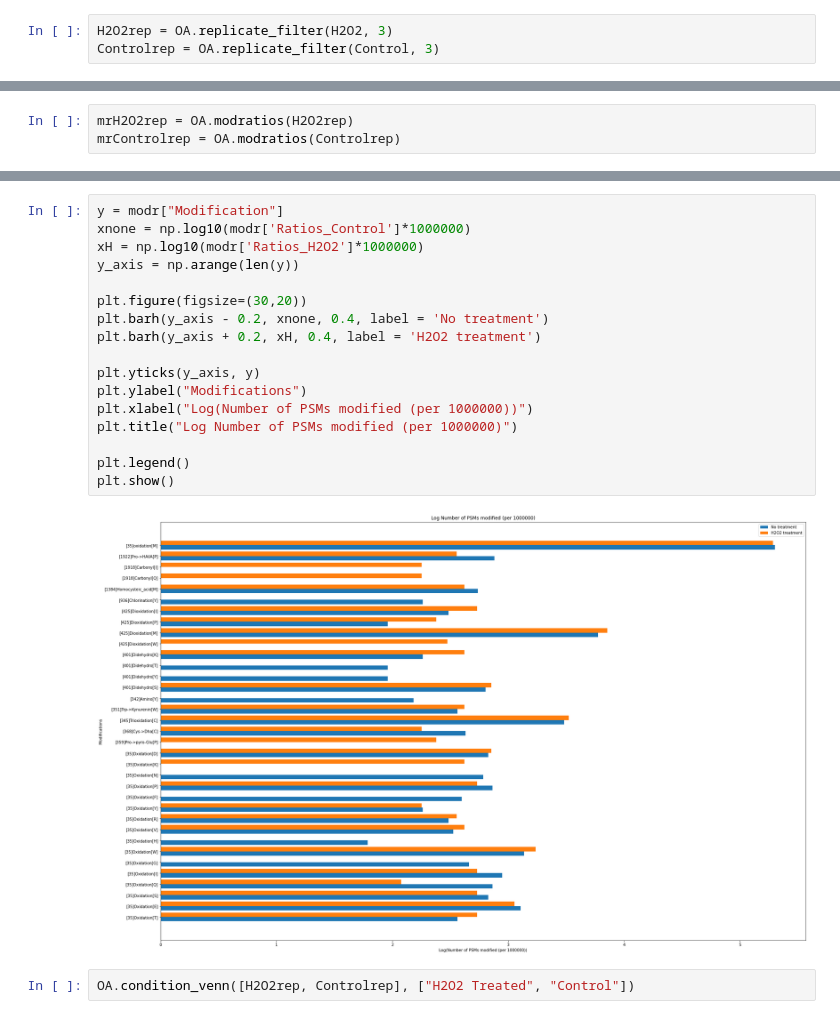
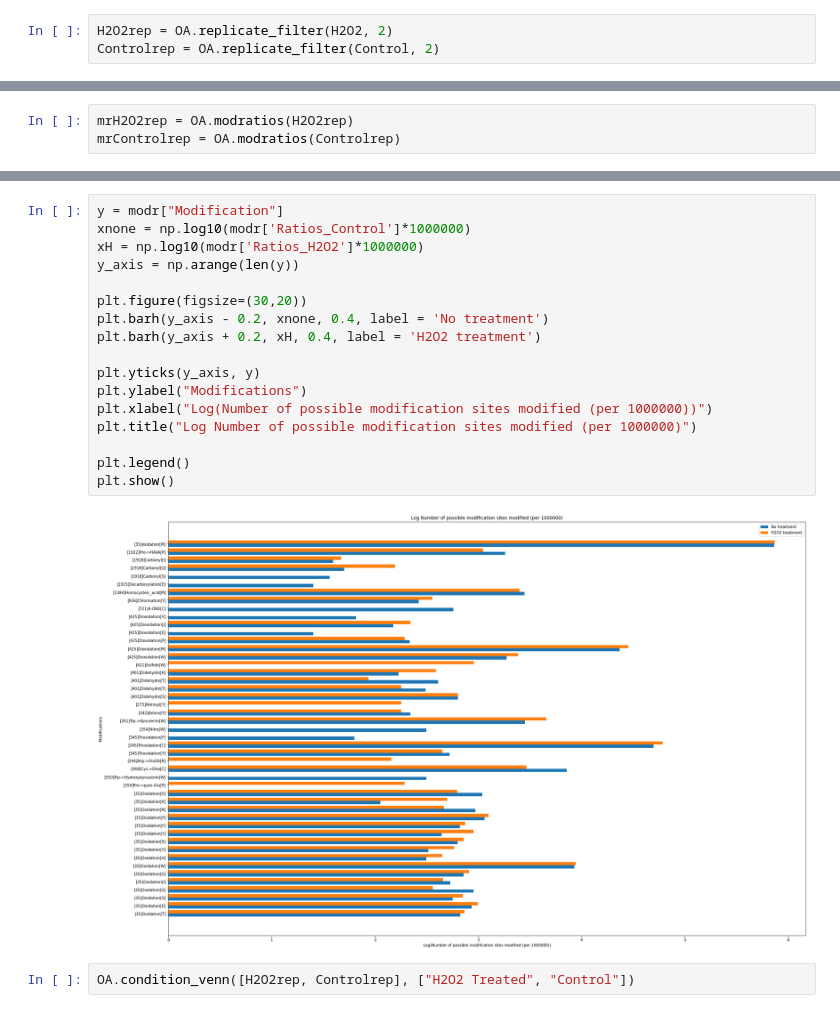
Before and after one commit to rodvrees/Master_Thesis, a Jupyter notebook: Project_analysis/PXD022545.ipynb, the cells around one changed output, grey strips where cells are left out. Saved outputs shown, nothing was run; the diff lists cells and outputs as text.

```diff
--- a/Project_analysis/PXD022545.ipynb
+++ b/Project_analysis/PXD022545.ipynb
@@ -73,6 +77,6 @@ There are this many replicates of each treatment: 3
 # %%
-H2O2rep = OA.replicate_filter(H2O2, 3)
-Controlrep = OA.replicate_filter(Control, 3)
+H2O2rep = OA.replicate_filter(H2O2, 2)
+Controlrep = OA.replicate_filter(Control, 2)
 # %% [markdown]
 ### Oxidatively modified PSMs
 # %%
@@ -112,22 +116,22 @@ modr
 # %%
 y = modr["Modification"]
 xnone = np.log10(modr['Ratios_Control']*1000000)
 xH = np.log10(modr['Ratios_H2O2']*1000000)
 y_axis = np.arange(len(y))
 
 plt.figure(figsize=(30,20))
 plt.barh(y_axis - 0.2, xnone, 0.4, label = 'No treatment')
 plt.barh(y_axis + 0.2, xH, 0.4, label = 'H2O2 treatment')
 
 plt.yticks(y_axis, y)
 plt.ylabel("Modifications")
-plt.xlabel("Log(Number of PSMs modified (per 1000000))")
-plt.title("Log Number of PSMs modified (per 1000000)")
+plt.xlabel("Log(Number of possible modification sites modified (per 1000000))")
+plt.title("Log Number of possible modification sites modified (per 1000000)")
 
 plt.legend()
 plt.show()
 # %% [output]
-[figure, old version]
+[figure, new version]
 # %%
 OA.condition_venn([H2O2rep, Controlrep], ["H2O2 Treated", "Control"])
 # %% [output]
```
Also changed, not shown: parts of 3 cells of this notebook, 7 other files.
